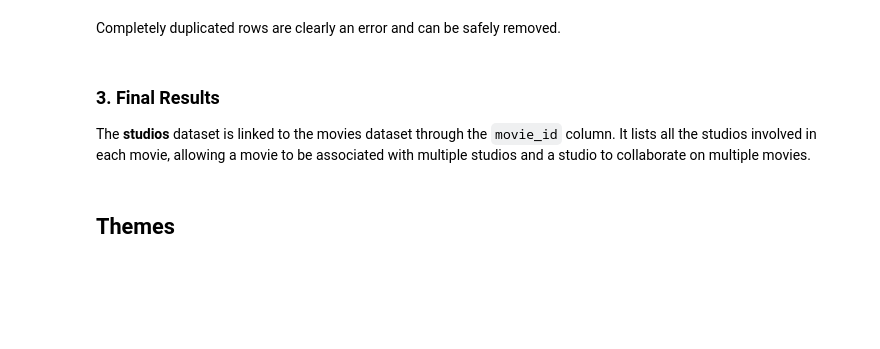
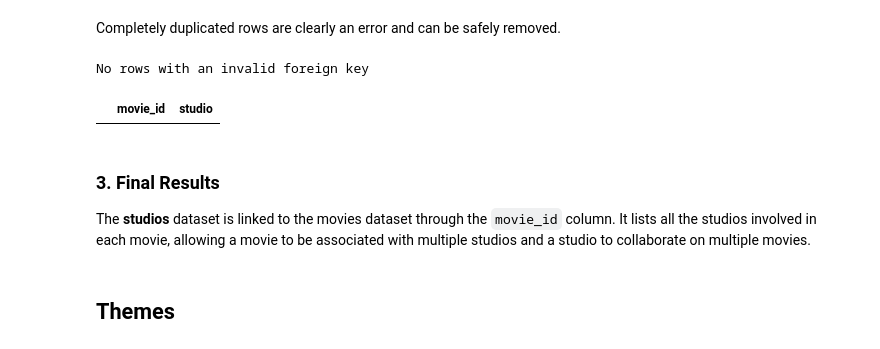
Before and after one commit to quelmitch/UNITO-IUM-TWEB, a Jupyter notebook: solution/data-analysis/data_cleaning.ipynb, the cells around one changed output. Drawn from its saved outputs; the diff is of its cells as text; code cells hidden in the pictures; blank space fills up the shorter version.

```diff
--- a/solution/data-analysis/data_cleaning.ipynb
+++ b/solution/data-analysis/data_cleaning.ipynb
@@ -515,5 +603,15 @@ studios_duplicates
 # %% [markdown]
 Completely duplicated rows are clearly an error and can be safely removed.
+# %%
+# Identifying invalid foreign keys
+invalid_values = studios_df[~studios_df['movie_id'].isin(movies_df.index)]
+
+print(f"No rows with an invalid foreign key")
+
+invalid_values.head()
+# %% [output]
+No rows with an invalid foreign key
+|  | movie_id | studio |
 # %%
 # Reset indexing after removing rows
 studios_df = studios_df.reset_index(drop=True)
```
Also changed, not shown: parts of 21 cells of this notebook.
